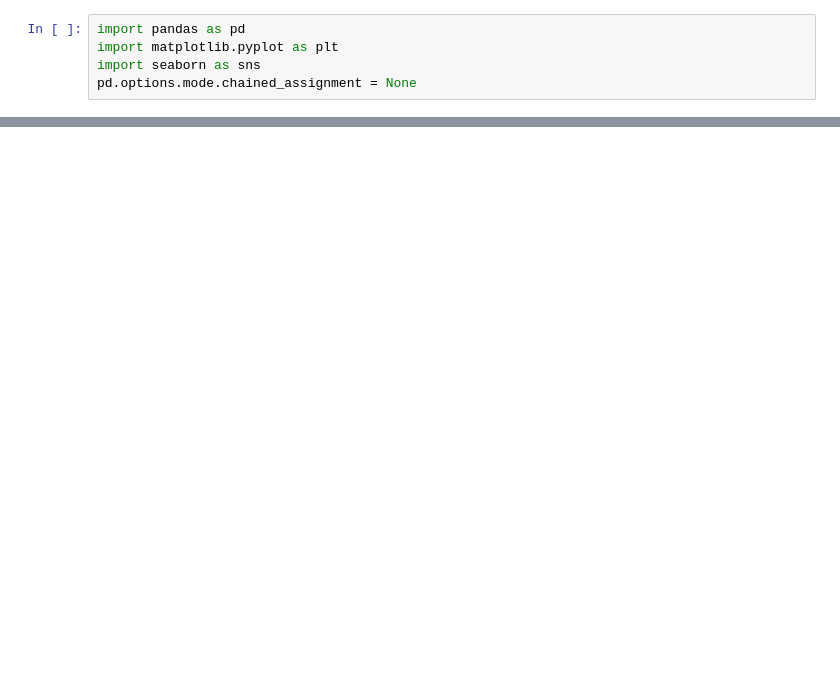
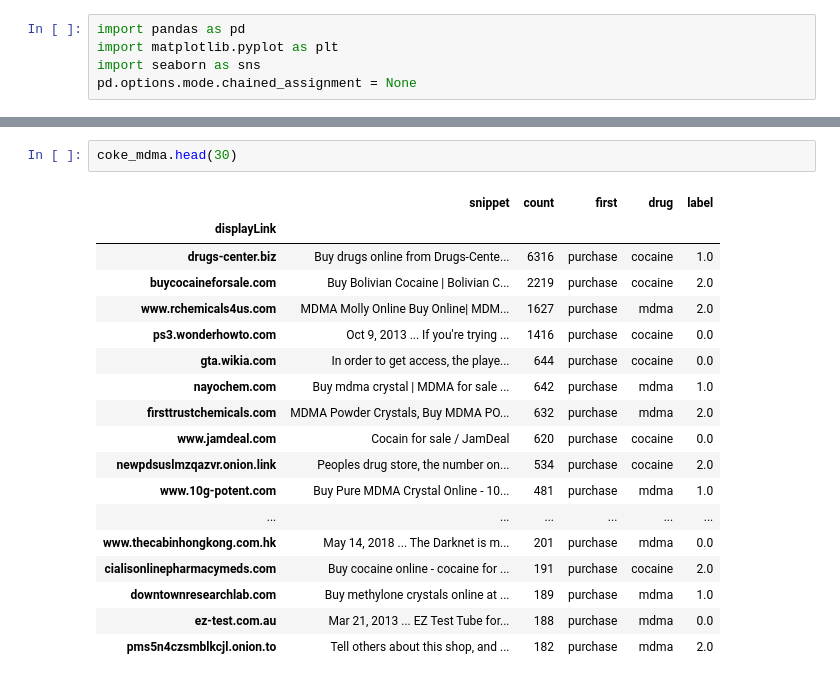
Before and after one commit to miallema/ESC, a Jupyter notebook: Notebooks/exploring.ipynb, the cells around one changed output, grey strips where cells are left out. Saved outputs shown, nothing was run; the diff lists cells and outputs as text; blank space fills up the shorter version.

```diff
--- a/Notebooks/exploring.ipynb
+++ b/Notebooks/exploring.ipynb
@@ -32,0 +156,21 @@ websites_filtered
+# %%
+coke_mdma.head(30)
+# %% [output]
+|  | snippet | count | first | drug | label |
+| displayLink |  |  |  |  |  |
+| drugs-center.biz | Buy drugs online from Drugs-Cente... | 6316 | purchase | cocaine | 1.0 |
+| buycocaineforsale.com | Buy Bolivian Cocaine | Bolivian C... | 2219 | purchase | cocaine | 2.0 |
+| www.rchemicals4us.com | MDMA Molly Online Buy Online| MDM... | 1627 | purchase | mdma | 2.0 |
+| ps3.wonderhowto.com | Oct 9, 2013 ... If you're trying ... | 1416 | purchase | cocaine | 0.0 |
+| gta.wikia.com | In order to get access, the playe... | 644 | purchase | cocaine | 0.0 |
+| nayochem.com | Buy mdma crystal | MDMA for sale ... | 642 | purchase | mdma | 1.0 |
+| firsttrustchemicals.com | MDMA Powder Crystals, Buy MDMA PO... | 632 | purchase | mdma | 2.0 |
+| www.jamdeal.com | Cocain for sale / JamDeal | 620 | purchase | cocaine | 0.0 |
+| newpdsuslmzqazvr.onion.link | Peoples drug store, the number on... | 534 | purchase | cocaine | 2.0 |
+| www.10g-potent.com | Buy Pure MDMA Crystal Online - 10... | 481 | purchase | mdma | 1.0 |
+| ... | ... | ... | ... | ... | ... |
+| www.thecabinhongkong.com.hk | May 14, 2018 ... The Darknet is m... | 201 | purchase | mdma | 0.0 |
+| cialisonlinepharmacymeds.com | Buy cocaine online - cocaine for ... | 191 | purchase | cocaine | 2.0 |
+| downtownresearchlab.com | Buy methylone crystals online at ... | 189 | purchase | mdma | 1.0 |
+| ez-test.com.au | Mar 21, 2013 ... EZ Test Tube for... | 188 | purchase | mdma | 0.0 |
+| pms5n4czsmblkcjl.onion.to | Tell others about this shop, and ... | 182 | purchase | mdma | 2.0 |
```
Also changed, not shown: parts of 19 cells of this notebook, 1 other file.
